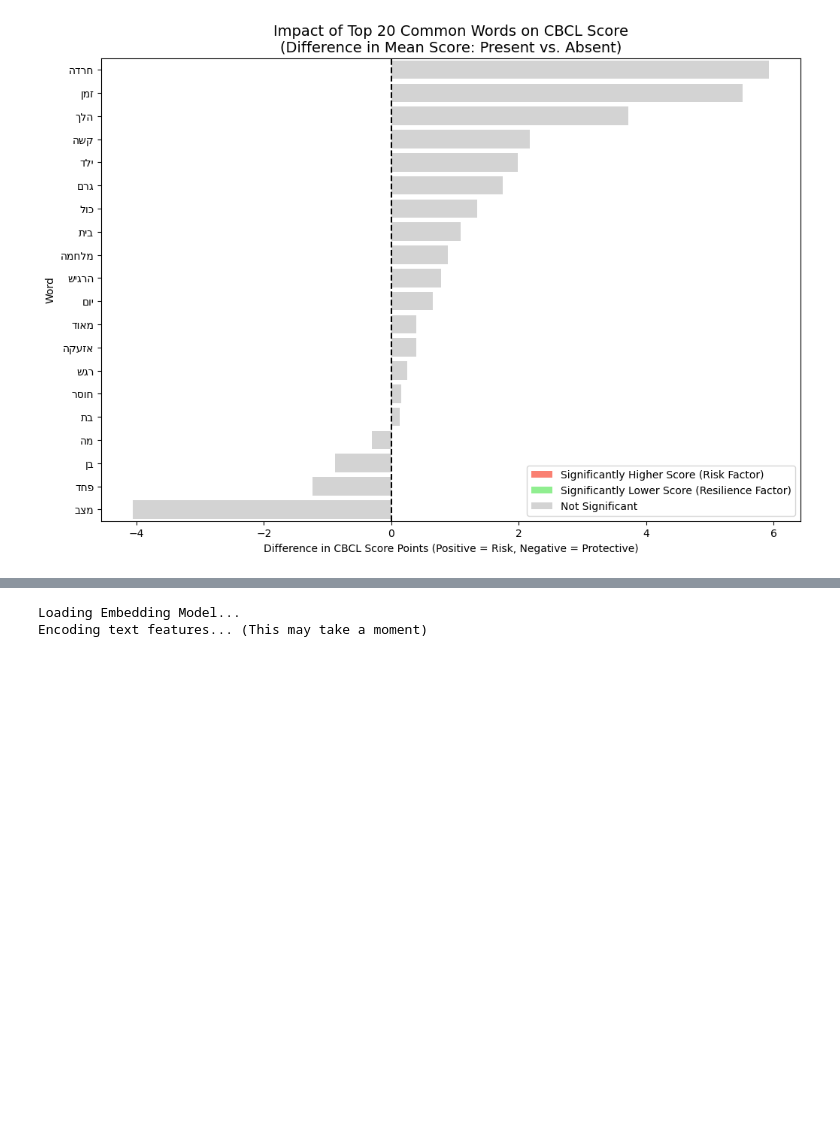
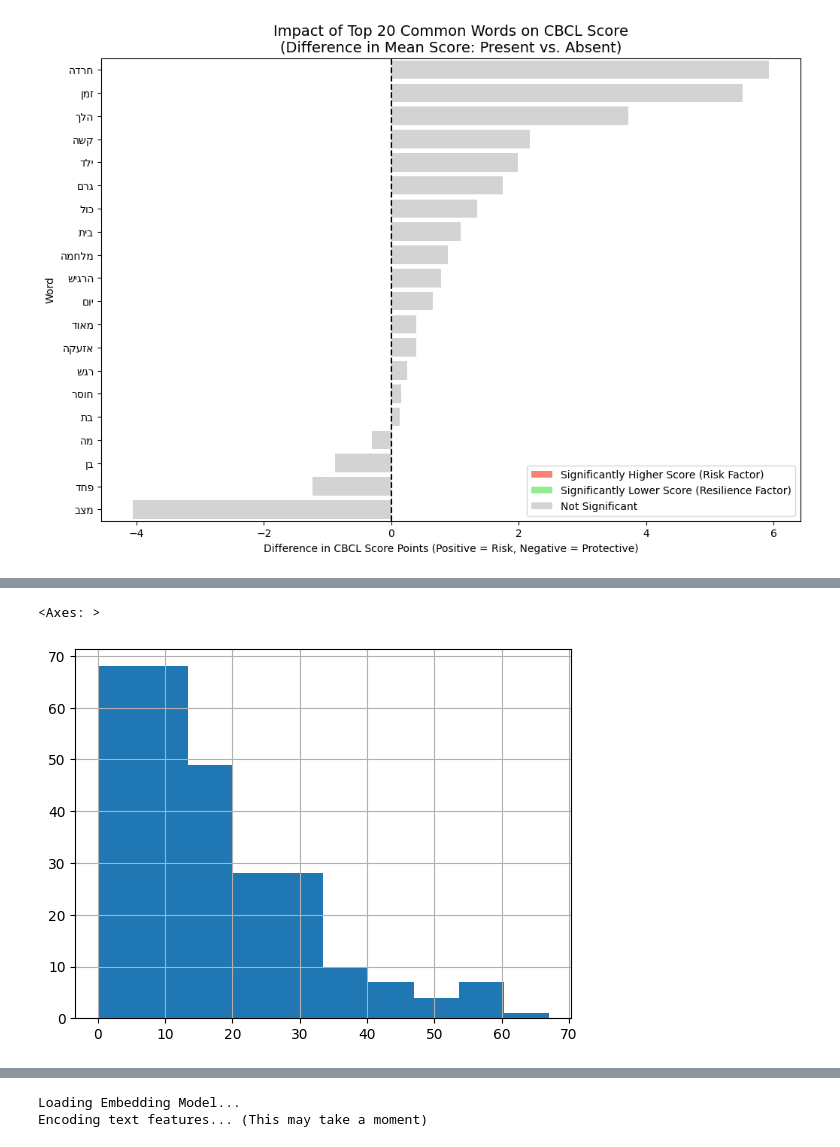
Before and after one commit to OfriA/AppliedProject52056, a Jupyter notebook: data/DataExploration.ipynb, the cells around one changed output, grey strips where cells are left out. Cells and saved outputs as stored; diff of their text form; code cells hidden in the pictures; blank space fills up the shorter version.

```diff
--- a/data/DataExploration.ipynb
+++ b/data/DataExploration.ipynb
@@ -1066,3 +1054,8 @@ data[CBCL_features]
+# %%
+data['CBCL_score'].hist()
+# %% [output]
+<Axes: >
+[figure, added]
 # %%
 from sklearn.ensemble import RandomForestRegressor
 
```
Also changed, not shown: parts of 23 cells of this notebook.
